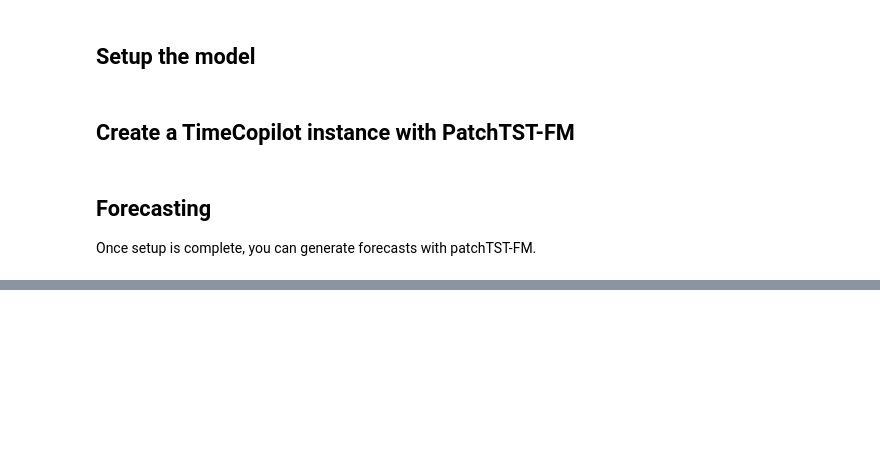
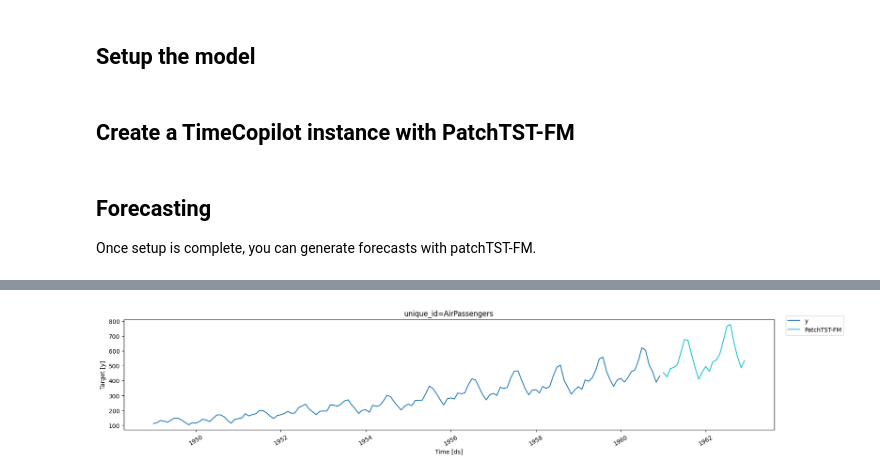
Before and after one commit to TimeCopilot/timecopilot, a Jupyter notebook: docs/examples/patchtst-fm.ipynb, the cells around one changed output, grey strips where cells are left out. Cells and saved outputs as stored; diff of their text form; code cells hidden in the pictures; blank space fills up the shorter version.

Commit message:
docs: update patchtst-fm notebook with plot

```diff
--- a/docs/examples/patchtst-fm.ipynb
+++ b/docs/examples/patchtst-fm.ipynb
@@ -65,0 +67,9 @@ result.fcst_df
+# %%
+tcf = TimeCopilotForecaster(
+    models=[
+        model
+    ]
+)
+tcf.plot(df, result.fcst_df)
+# %% [output]
+[figure, added]
```
Also changed, not shown: parts of 4 cells of this notebook.
